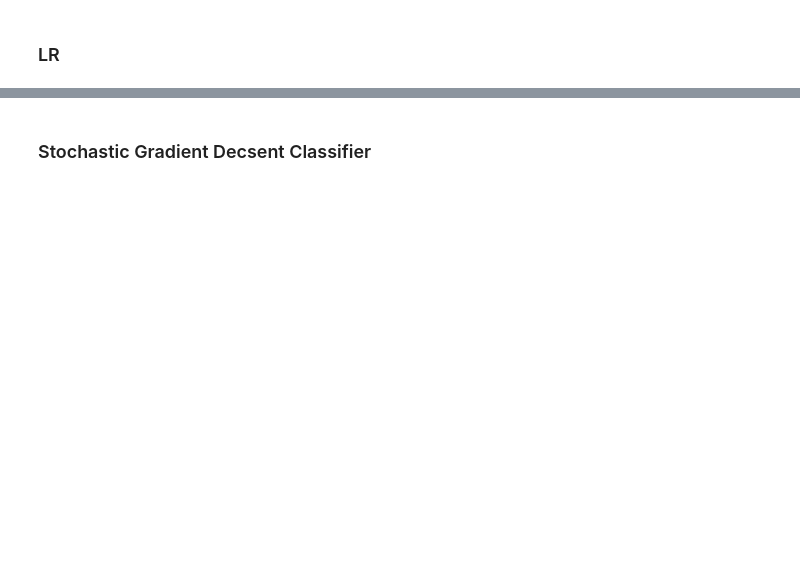
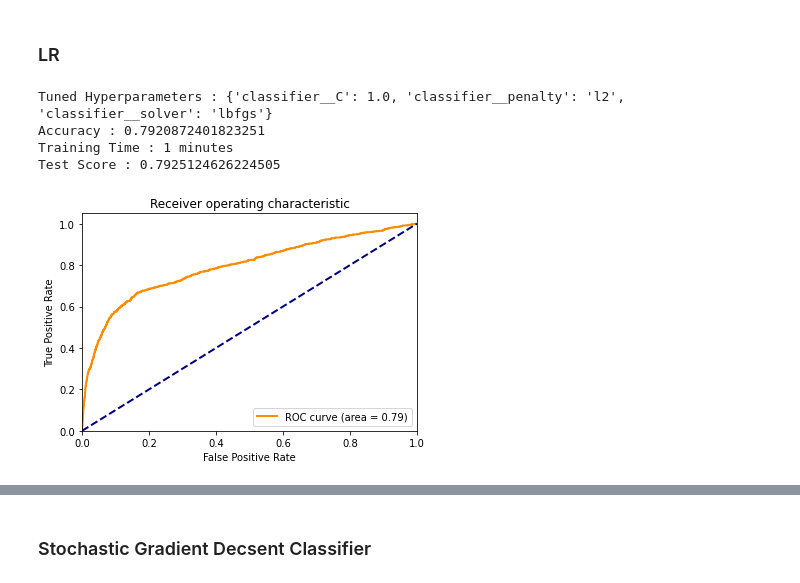
Before and after one commit to gitkym/uvs_bank_marketing_project, a Jupyter notebook: feature_selection.ipynb, the cells around one changed output, grey strips where cells are left out. Cells and saved outputs as stored; diff of their text form; code cells hidden in the pictures; blank space fills up the shorter version.

```diff
--- a/feature_selection.ipynb
+++ b/feature_selection.ipynb
@@ -243,2 +271,31 @@ Accuracy:  0.9327029626547724
 # %% [markdown]
 ### LR
+# %%
+random_state = 42
+folds = 5
+
+model_name = f'clean_new_lr_{folds}'
+model = LogisticRegression(random_state=random_state)
+parameters = param_grids.param_lr
+
+df = data_cleaner(df_orig)
+
+clf_grid, time, test_score = make_model_l(df, model, parameters,test_size = 0.2, folds=folds)
+
+# save the model to disk
+pickle.dump(clf_grid, open(f'trained_models/{model_name}.pkl', 'wb'))
+
+output_file = f'trained_models/{model_name}.txt'
+with open(output_file, 'w') as f:
+        # Write the tuned hyperparameters and accuracy to file
+        f.write(f"Tuned Hyperparameters: {clf_grid.best_params_}\n")
+        f.write(f"Accuracy: {clf_grid.best_score_}\n")
+        # Write training time in minutes to file
+        f.write(f"Training Time: {time} minutes\n")
+        f.write(f"Test Score: {time}\n")
+# %% [output]
+Tuned Hyperparameters : {'classifier__C': 1.0, 'classifier__penalty': 'l2', 'classifier__solver': 'lbfgs'}
+Accuracy : 0.7920872401823251
+Training Time : 1 minutes
+Test Score : 0.7925124626224505
+[figure, added]
```
Also changed, not shown: parts of 18 cells of this notebook, 17 other files.
